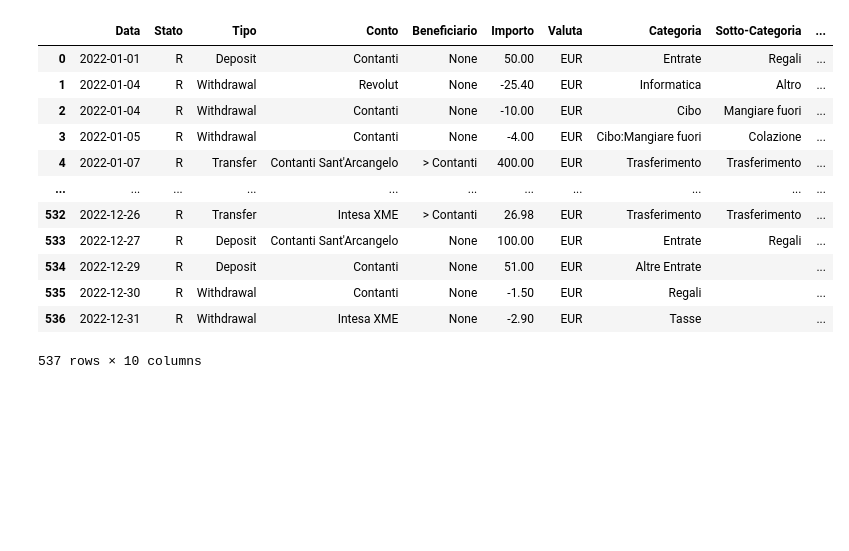
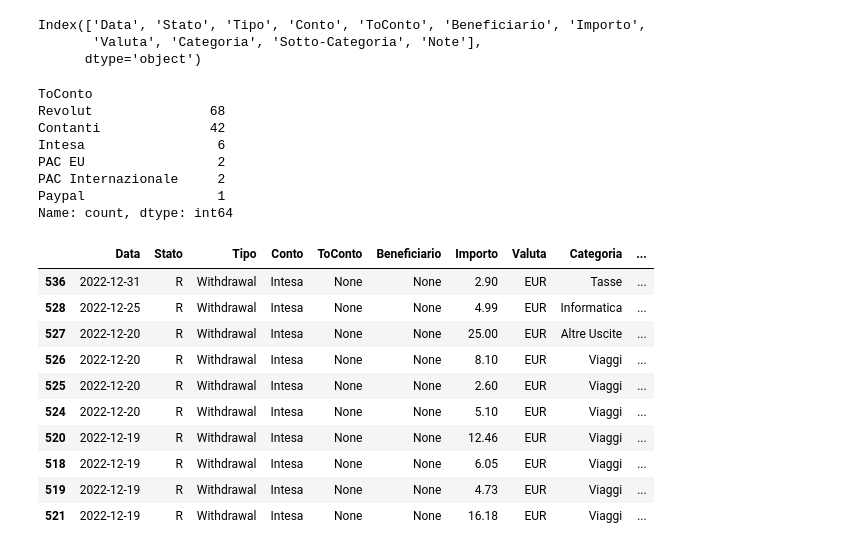
Before and after one commit to paolo-sofia/ledger-to-mmex, a Jupyter notebook: notebooks/dev.ipynb, the cells around one changed output. Cells and saved outputs as stored; diff of their text form; code cells hidden in the pictures; blank space fills up the shorter version.

```diff
--- a/notebooks/dev.ipynb
+++ b/notebooks/dev.ipynb
@@ -69,0 +78,3 @@ ledger
+# %%
+transfer = ledger.loc[indexes[4]]
+transfer
@@ -69,0 +114,15 @@ ledger
+# %%
+date = earn.DATE[0]
+description = earn.DESCRIPTION[0]
+amount = earn.AMOUNT_NORM[0]
+currency = "EUR"
+account = None
+category = None
+beneficiario = None
+for _, row in earn.iterrows():
+    if "Assets" in row.CATEGORY:
+        account = row.CATEGORY.split(":")[-1]
+    if "Assets" not in row.CATEGORY:
+        category = row.CATEGORY
+
+print(f"date: {date} \ndescription: {description} \namount: {amount} \ncurrency: {currency} \naccount: {account} \ncategory: {category} \nbeneficiario: {beneficiario}")
@@ -69,0 +137,15 @@ ledger
+# %%
+date = spend.DATE.tolist()[0]
+description = spend.DESCRIPTION.tolist()[0]
+amount = spend.AMOUNT_NORM.tolist()[0]
+currency = "EUR"
+account = None
+category = None
+beneficiario = None
+for _, row in spend.iterrows():
+    if "Assets" in row.CATEGORY:
+        account = row.CATEGORY.split(":")[-1]
+    if "Assets" not in row.CATEGORY:
+        category = row.CATEGORY
+
+print(f"date: {date} \ndescription: {description} \namount: {amount} \ncurrency: {currency} \naccount: {account} \ncategory: {category} \nbeneficiario: {beneficiario}")
@@ -141,21 +229,37 @@ Index(['Data', 'Stato', 'Tipo', 'Conto', 'Beneficiario', 'Importo', 'Valuta',
 # %%
+mmex_test = pd.read_csv(EXAMPLE_MMEX_PATH)
+mmex_test.insert(1, "Stato", "R")
+mmex_test.insert(4, "ToConto", "")
+
+print(mmex_test.columns)
 processed_dataframe = pd.DataFrame(processed_transactions, columns=mmex_test.columns) #.to_csv(OUTPUT_PATH, index=False)
+processed_dataframe.value_counts("ToConto")
+# %% [output]
+Index(['Data', 'Stato', 'Tipo', 'Conto', 'ToConto', 'Beneficiario', 'Importo',
+       'Valuta', 'Categoria', 'Sotto-Categoria', 'Note'],
+      dtype='object')
+ToConto
+Revolut               68
+Contanti              42
+Intesa                 6
+PAC EU                 2
+PAC Internazionale     2
+Paypal                 1
+Name: count, dtype: int64
 # %%
-processed_dataframe
+processed_dataframe.query("Conto == 'Intesa' & Categoria != 'Trasferimento'").sort_values("Data", ascending=False).head(10)
 # %% [output]
-|  | Data | Stato | Tipo | Conto | Beneficiario | Importo | Valuta | Categoria | Sotto-Categoria | ... |
-| 0 | 2022-01-01 | R | Deposit | Contanti | None | 50.00 | EUR | Entrate | Regali | ... |
-| 1 | 2022-01-04 | R | Withdrawal | Revolut | None | -25.40 | EUR | Informatica | Altro | ... |
-| 2 | 2022-01-04 | R | Withdrawal | Contanti | None | -10.00 | EUR | Cibo | Mangiare fuori | ... |
-| 3 | 2022-01-05 | R | Withdrawal | Contanti | None | -4.00 | EUR | Cibo:Mangiare fuori | Colazione | ... |
-| 4 | 2022-01-07 | R | Transfer | Contanti Sant'Arcangelo | > Contanti | 400.00 | EUR | Trasferimento | Trasferimento | ... |
-| ... | ... | ... | ... | ... | ... | ... | ... | ... | ... | ... |
-| 532 | 2022-12-26 | R | Transfer | Intesa XME | > Contanti | 26.98 | EUR | Trasferimento | Trasferimento | ... |
-| 533 | 2022-12-27 | R | Deposit | Contanti Sant'Arcangelo | None | 100.00 | EUR | Entrate | Regali | ... |
-| 534 | 2022-12-29 | R | Deposit | Contanti | None | 51.00 | EUR | Altre Entrate |  | ... |
-| 535 | 2022-12-30 | R | Withdrawal | Contanti | None | -1.50 | EUR | Regali |  | ... |
-| 536 | 2022-12-31 | R | Withdrawal | Intesa XME | None | -2.90 | EUR | Tasse |  | ... |
+|  | Data | Stato | Tipo | Conto | ToConto | Beneficiario | Importo | Valuta | Categoria | ... |
+| 536 | 2022-12-31 | R | Withdrawal | Intesa | None | None | 2.90 | EUR | Tasse | ... |
+| 528 | 2022-12-25 | R | Withdrawal | Intesa | None | None | 4.99 | EUR | Informatica | ... |
+| 527 | 2022-12-20 | R | Withdrawal | Intesa | None | None | 25.00 | EUR | Altre Uscite | ... |
+| 526 | 2022-12-20 | R | Withdrawal | Intesa | None | None | 8.10 | EUR | Viaggi | ... |
+| 525 | 2022-12-20 | R | Withdrawal | Intesa | None | None | 2.60 | EUR | Viaggi | ... |
+| 524 | 2022-12-20 | R | Withdrawal | Intesa | None | None | 5.10 | EUR | Viaggi | ... |
+| 520 | 2022-12-19 | R | Withdrawal | Intesa | None | None | 12.46 | EUR | Viaggi | ... |
+| 518 | 2022-12-19 | R | Withdrawal | Intesa | None | None | 6.05 | EUR | Viaggi | ... |
+| 519 | 2022-12-19 | R | Withdrawal | Intesa | None | None | 4.73 | EUR | Viaggi | ... |
+| 521 | 2022-12-19 | R | Withdrawal | Intesa | None | None | 16.18 | EUR | Viaggi | ... |
-537 rows × 10 columns
 # %%
 import re
 
```
Also changed, not shown: parts of 14 cells of this notebook, 6 other files.
